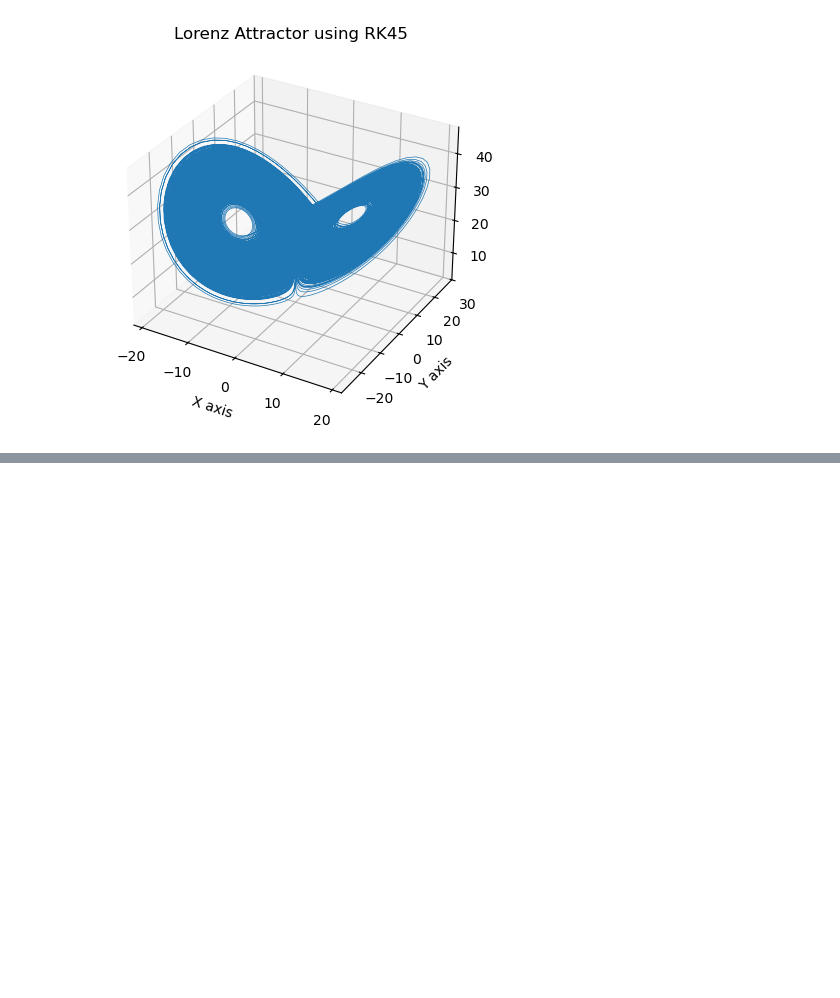
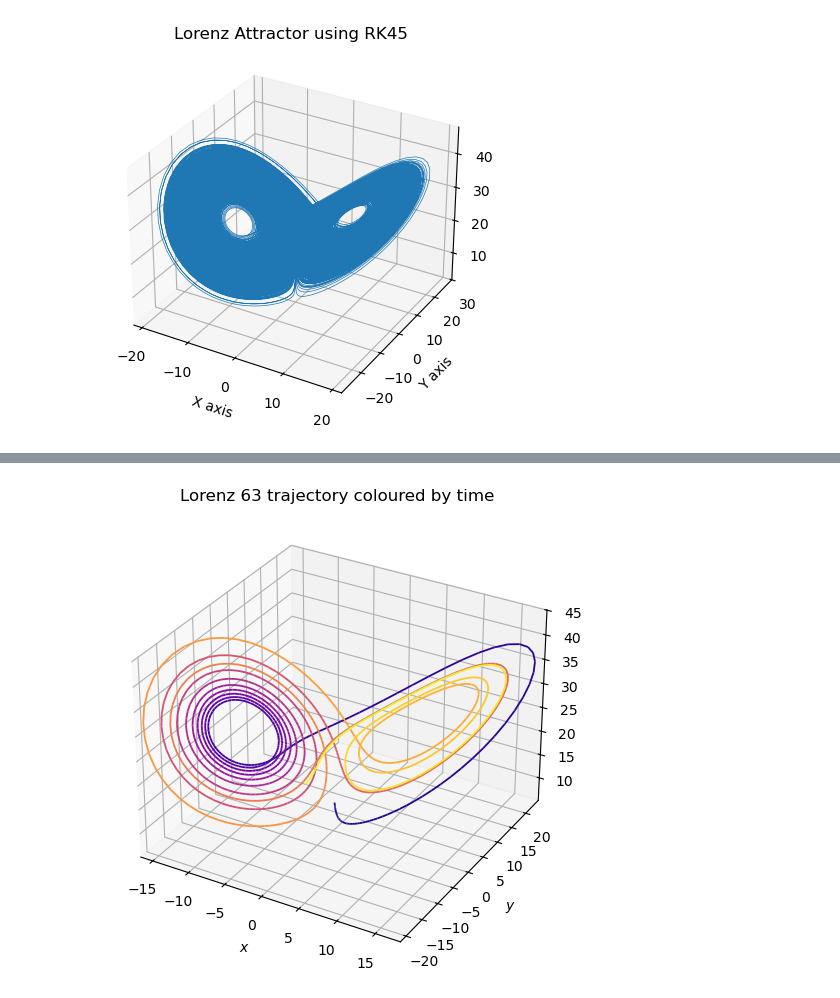
Before and after one commit to TomMann937/projectIV-code, a Jupyter notebook: notebooks/data_visualisation.ipynb, the cells around one changed output, grey strips where cells are left out. Saved outputs shown, nothing was run; the diff lists cells and outputs as text; code cells hidden in the pictures; blank space fills up the shorter version.

```diff
--- a/notebooks/data_visualisation.ipynb
+++ b/notebooks/data_visualisation.ipynb
@@ -37,0 +42,44 @@ plt.show()
+# %%
+from pathlib import Path
+
+FIGURES = Path("../figures/lorenz63")
+FIGURES.mkdir(parents=True, exist_ok=True)
+# %%
+data = generate_data(1100, noise_level=0, time_step=0.01)
+
+# data: (n, 3)
+x, y, z = data.T
+t = np.arange(len(data))   # or your actual time array
+
+# Build line segments
+points = data.reshape(-1, 1, 3)
+segments= np.concatenate([points[:-1], points[1:]], axis=1)
+
+# Colour normalisation
+norm = Normalize(t.min(), t.max())
+lc = Line3DCollection(segments, cmap="plasma", norm=norm)
+lc.set_array(t)
+lc.set_linewidth(1.3)
+
+# Plot
+fig = plt.figure(figsize=(7, 6))
+ax = fig.add_subplot(111, projection="3d")
+ax.add_collection(lc)
+
+ax.set_xlim(x.min(), x.max())
+ax.set_ylim(y.min(), y.max())
+ax.set_zlim(z.min(), z.max())
+
+ax.set_xlabel("$x$")
+ax.set_ylabel("$y$")
+ax.set_zlabel("$z$")
+ax.set_title("Lorenz 63 trajectory coloured by time")
+
+
+# cbar = plt.colorbar(lc, ax=ax, pad=0.1)
+# cbar.set_label("Time")
+fig.savefig(FIGURES / "time_series_gradient.png", dpi=300, bbox_inches="tight")
+plt.close(fig)  # important!
+plt.show()
+# %% [output]
+[figure, added]
```
Also changed, not shown: parts of 7 cells of this notebook, 8 other files.
